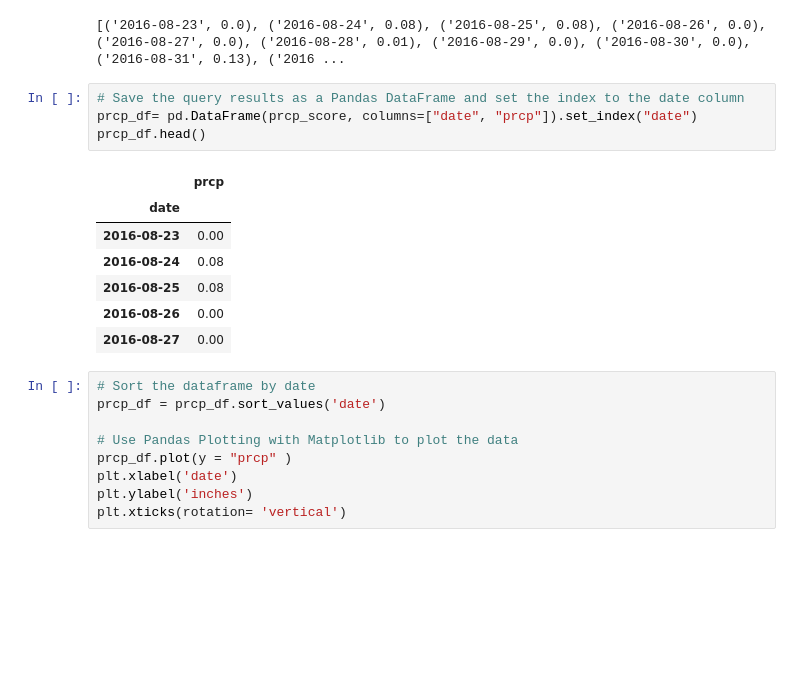
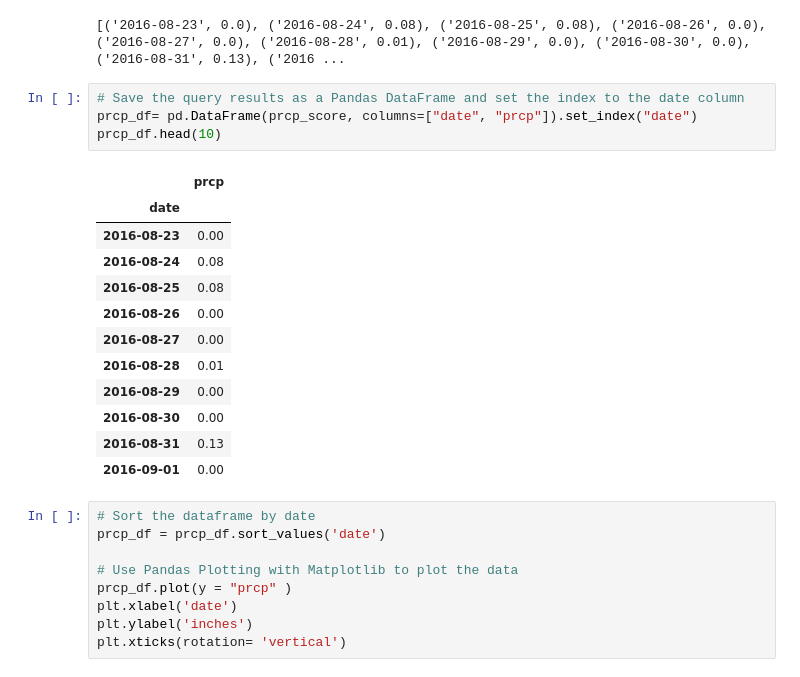
Before and after one commit to NickP20/sqlalchemy-challenge, a Jupyter notebook: climate_analysis.ipynb, the cells around one changed output. Saved outputs shown, nothing was run; the diff lists cells and outputs as text; blank space fills up the shorter version.

```diff
--- a/climate_analysis.ipynb
+++ b/climate_analysis.ipynb
@@ -117,15 +117,20 @@ print(prcp_score)
 # %%
 # Save the query results as a Pandas DataFrame and set the index to the date column
 prcp_df= pd.DataFrame(prcp_score, columns=["date", "prcp"]).set_index("date")
-prcp_df.head()
+prcp_df.head(10)
 # %% [output]
 |  | prcp |
 | date |  |
 | 2016-08-23 | 0.00 |
 | 2016-08-24 | 0.08 |
 | 2016-08-25 | 0.08 |
 | 2016-08-26 | 0.00 |
 | 2016-08-27 | 0.00 |
+| 2016-08-28 | 0.01 |
+| 2016-08-29 | 0.00 |
+| 2016-08-30 | 0.00 |
+| 2016-08-31 | 0.13 |
+| 2016-09-01 | 0.00 |
 # %%
 # Sort the dataframe by date
 prcp_df = prcp_df.sort_values('date')
```
Also changed, not shown: parts of 4 cells of this notebook.
